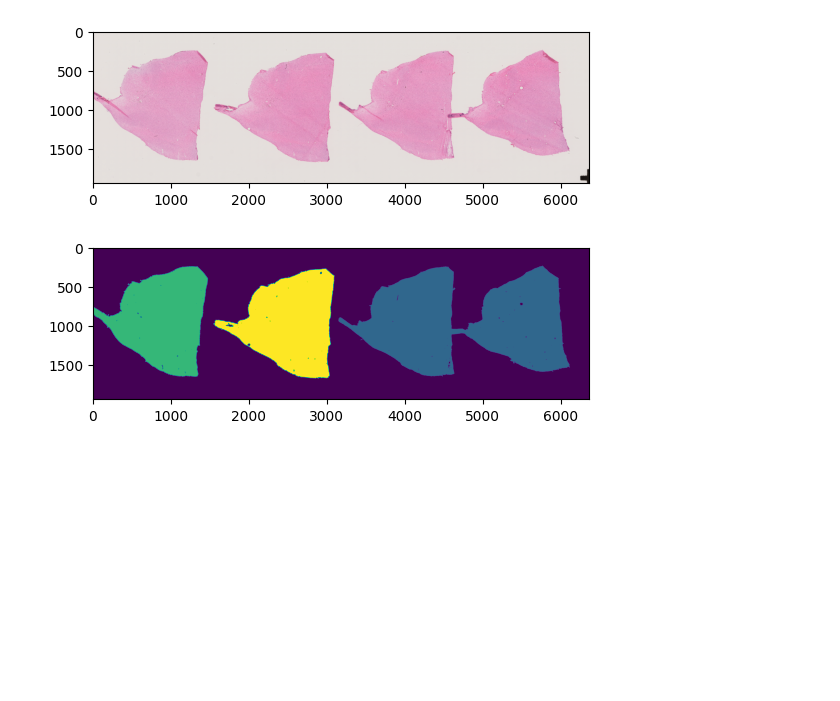
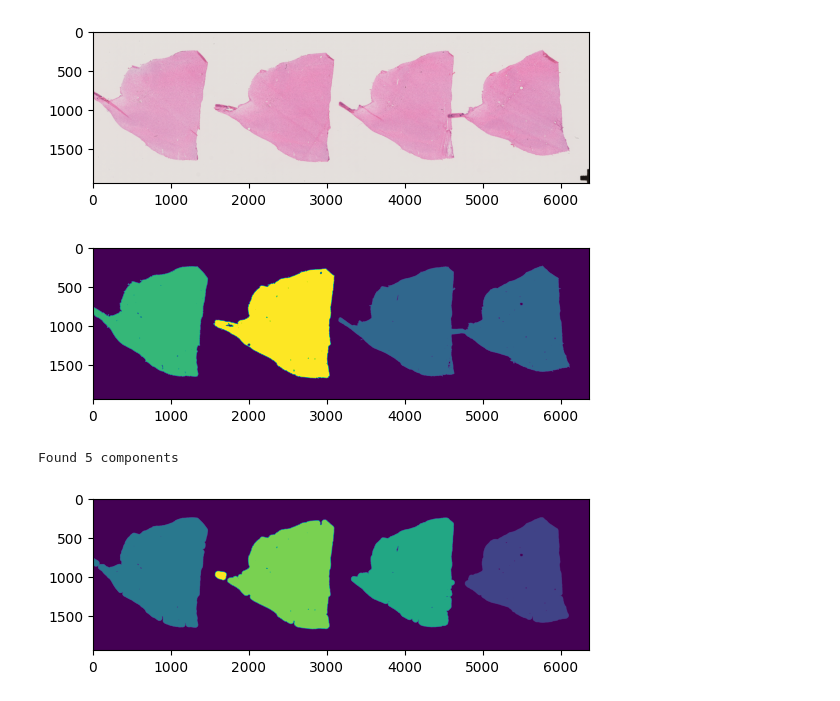
Before and after one commit to donniekramer8/SoftwareCarpentryFinal, a Jupyter notebook: make_bad_mask/test.ipynb, the cells around one changed output. Drawn from its saved outputs; the diff is of its cells as text; code cells hidden in the pictures; blank space fills up the shorter version.

```diff
--- a/make_bad_mask/test.ipynb
+++ b/make_bad_mask/test.ipynb
@@ -33,3 +33,26 @@ plt.imshow(labeled_mask)
 plt.show()
 # %% [output]
 [figure]
+# %%
+import cv2
+import numpy as np
+
+# 1) Convert to 8-bit
+mask8 = (mask.astype(np.uint8)) * 255
+
+# 2) Morphological open with an elliptical kernel to snip thin spurs
+kernel = cv2.getStructuringElement(cv2.MORPH_ELLIPSE, (70, 70))
+opened = cv2.morphologyEx(mask8, cv2.MORPH_OPEN, kernel)
+
+# 3) Label connected components in one go
+#    `n_labels` includes background (label 0), so your objects go 1…n_labels-1
+n_labels, labels = cv2.connectedComponents(opened, connectivity=8)
+
+print(f"Found {n_labels-1} components")
+# %% [output]
+Found 5 components
+# %%
+plt.imshow(labels)
+plt.show()
+# %% [output]
+[figure, added]
```
Also changed, not shown: parts of 1 cell of this notebook, 1 other file.
